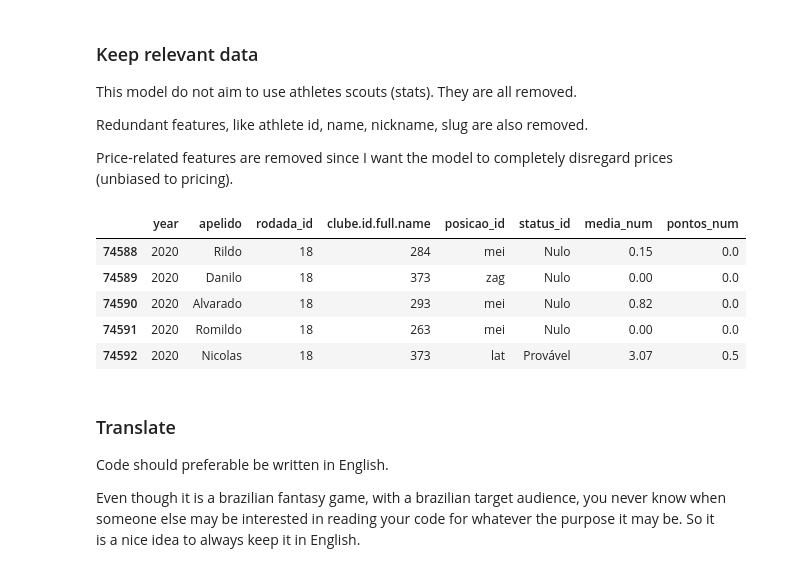
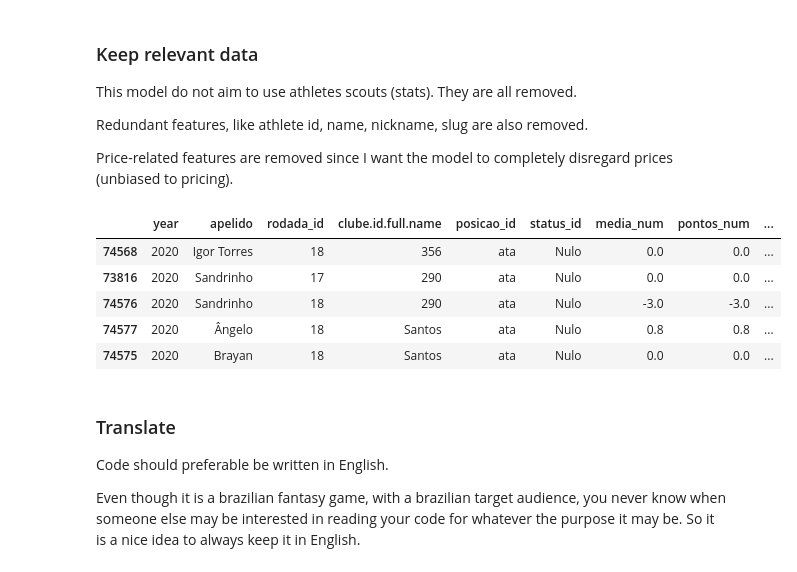
Before and after one commit to matheusccouto/palpite, a Jupyter notebook: notebooks/model_building.ipynb, the cells around one changed output. Cells and saved outputs as stored; diff of their text form; code cells hidden in the pictures.

Commit message:
Create matches column

```diff
--- a/notebooks/model_building.ipynb
+++ b/notebooks/model_building.ipynb
@@ -90,3 +102,14 @@ cartola_data.head()
+# %%
+# Select scouts (stats) coumns.
+scouts_cols = ['FC', 'FD', 'FF', 'FS', 'G', 'I', 'RB', 'CA', 'PE', 'A', 'SG', 'DD', 'FT', 'GS', 'CV', 'GC', 'PP', 'DP', 'PI', 'DS']
+scouts = cartola_data[scouts_cols]
+
+# If there are data on any of those columns, the player played the game.
+cartola_data["played"] = scouts.notnull().any(axis=1).astype(int)
+
+# Sort values, group by athlete and season and the calculate the cumulative sum of played games.
+cartola_data = cartola_data.sort_values(["atleta_id", "year", "rodada_id"])
+cartola_data["matches"] = cartola_data.groupby(["atleta_id", "year"]).cumsum()["played"]
 # %% [markdown]
 ### Keep relevant data
 This model do not aim to use athletes scouts (stats). They are all removed.
@@ -96,25 +119,26 @@ Redundant features, like athlete id, name, nickname, slug are also removed.
 Price-related features are removed since I want the model to completely disregard prices (unbiased to pricing).
 # %%
 to_keep = [
-    'year',
+    'year',  # Number of years played
     'apelido',  # Athlete nickname.
     'rodada_id',  # Round number.
     'clube.id.full.name',  # Club full name.
     'posicao_id',  # Position ID.
     'status_id',  # Status ID.
     'media_num',  # Mean number.
     'pontos_num',  # Points number.
+    'matches',  # Number of matches played.
 ]
 
 cartola_data = cartola_data[to_keep]
 cartola_data.tail()
 # %% [output]
-|  | year | apelido | rodada_id | clube.id.full.name | posicao_id | status_id | media_num | pontos_num |
-| 74588 | 2020 | Rildo | 18 | 284 | mei | Nulo | 0.15 | 0.0 |
-| 74589 | 2020 | Danilo | 18 | 373 | zag | Nulo | 0.00 | 0.0 |
-| 74590 | 2020 | Alvarado | 18 | 293 | mei | Nulo | 0.82 | 0.0 |
-| 74591 | 2020 | Romildo | 18 | 263 | mei | Nulo | 0.00 | 0.0 |
-| 74592 | 2020 | Nicolas | 18 | 373 | lat | Provável | 3.07 | 0.5 |
+|  | year | apelido | rodada_id | clube.id.full.name | posicao_id | status_id | media_num | pontos_num | ... |
+| 74568 | 2020 | Igor Torres | 18 | 356 | ata | Nulo | 0.0 | 0.0 | ... |
+| 73816 | 2020 | Sandrinho | 17 | 290 | ata | Nulo | 0.0 | 0.0 | ... |
+| 74576 | 2020 | Sandrinho | 18 | 290 | ata | Nulo | -3.0 | -3.0 | ... |
+| 74577 | 2020 | Ângelo | 18 | Santos | ata | Nulo | 0.8 | 0.8 | ... |
+| 74575 | 2020 | Brayan | 18 | Santos | ata | Nulo | 0.0 | 0.0 | ... |
 # %% [markdown]
 ### Translate
 Code should preferable be written in English.
```
Also changed, not shown: parts of 31 cells of this notebook, 2 other files.
